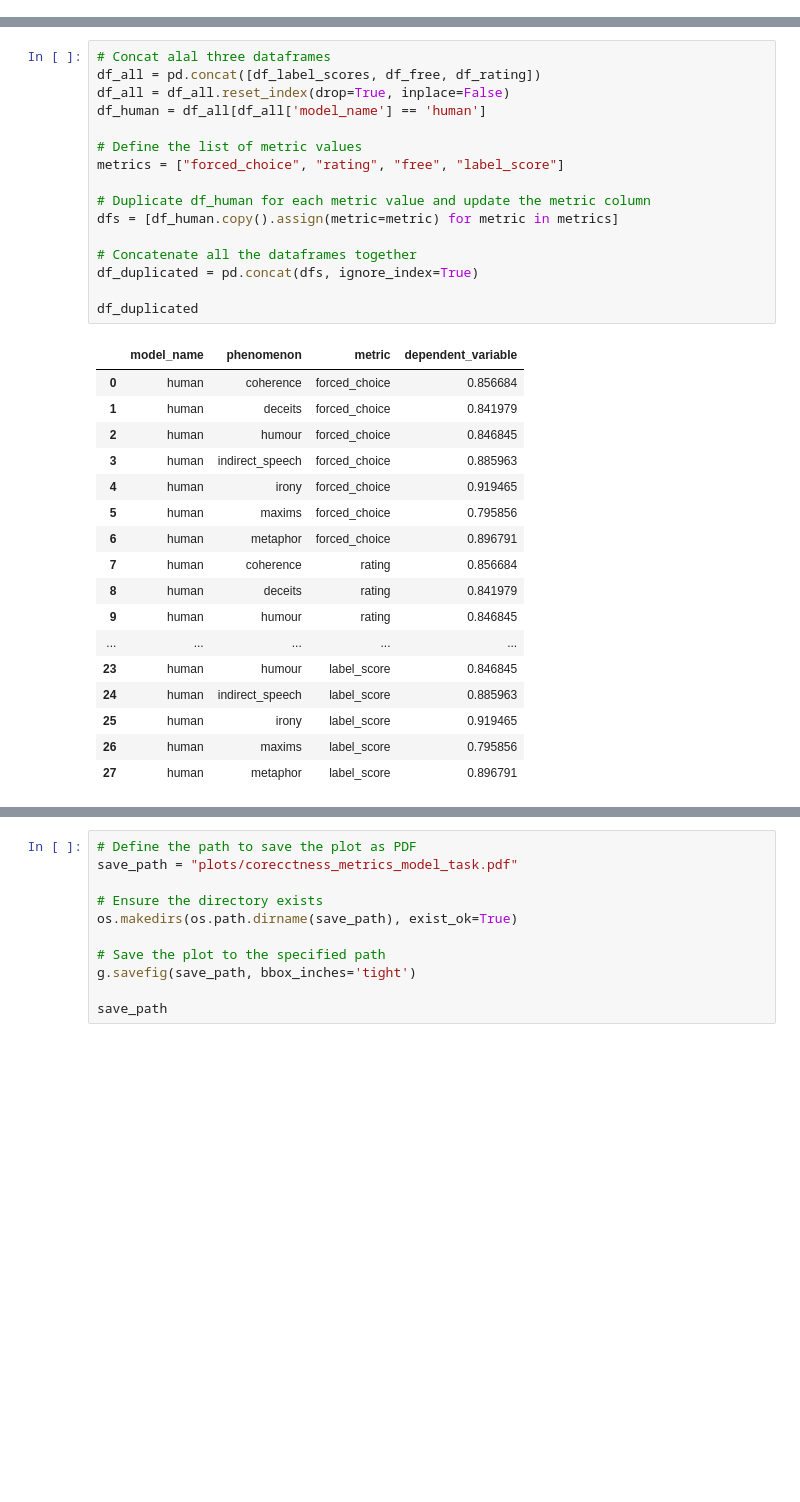
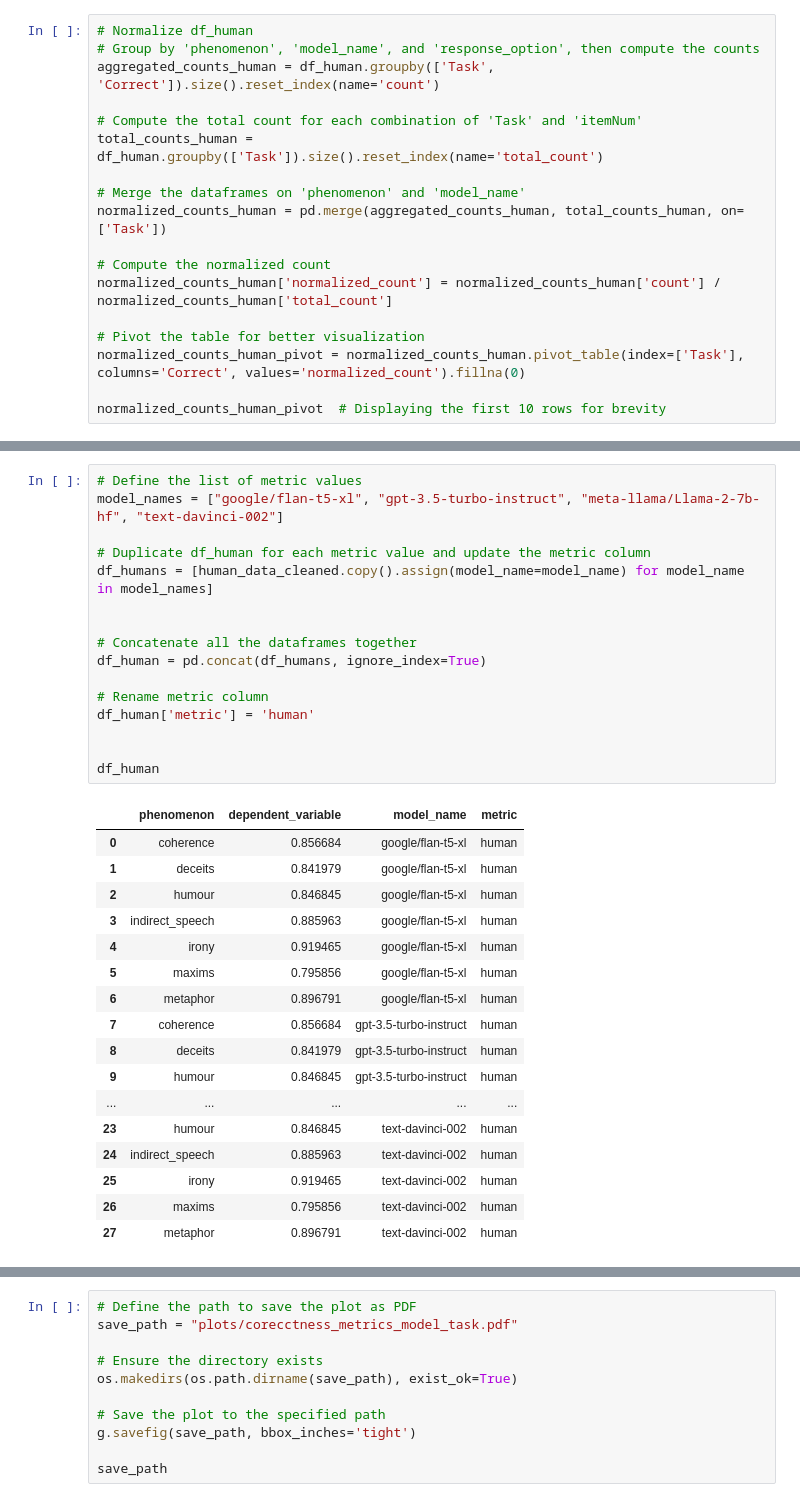
Before and after one commit to polina-tsvilodub/LLM_link, a Jupyter notebook: analysis/analysis_all_wang.ipynb, the cells around one changed output, grey strips where cells are left out. Drawn from its saved outputs; the diff is of its cells as text; blank space fills up the shorter version.

```diff
--- a/analysis/analysis_all_wang.ipynb
+++ b/analysis/analysis_all_wang.ipynb
@@ -45,0 +257,18 @@ print(df_rating.head())
+# %%
+# Normalize df_human
+# Group by 'phenomenon', 'model_name', and 'response_option', then compute the counts
+aggregated_counts_human = df_human.groupby(['Task', 'Correct']).size().reset_index(name='count')
+
+# Compute the total count for each combination of 'Task' and 'itemNum'
+total_counts_human = df_human.groupby(['Task']).size().reset_index(name='total_count')
+
+# Merge the dataframes on 'phenomenon' and 'model_name'
+normalized_counts_human = pd.merge(aggregated_counts_human, total_counts_human, on=['Task'])
+
+# Compute the normalized count
+normalized_counts_human['normalized_count'] = normalized_counts_human['count'] / normalized_counts_human['total_count']
+
+# Pivot the table for better visualization
+normalized_counts_human_pivot = normalized_counts_human.pivot_table(index=['Task'], columns='Correct', values='normalized_count').fillna(0)
+
+normalized_counts_human_pivot  # Displaying the first 10 rows for brevity
@@ -46,34 +325,34 @@ print(df_rating.head())
 # %%
-# Concat alal three dataframes
-df_all = pd.concat([df_label_scores, df_free, df_rating])
-df_all = df_all.reset_index(drop=True, inplace=False)
-df_human = df_all[df_all['model_name'] == 'human']
-
 # Define the list of metric values
-metrics = ["forced_choice", "rating", "free", "label_score"]
+model_names = ["google/flan-t5-xl", "gpt-3.5-turbo-instruct", "meta-llama/Llama-2-7b-hf", "text-davinci-002"]
 
 # Duplicate df_human for each metric value and update the metric column
-dfs = [df_human.copy().assign(metric=metric) for metric in metrics]
+df_humans = [human_data_cleaned.copy().assign(model_name=model_name) for model_name in model_names]
+
 
 # Concatenate all the dataframes together
-df_duplicated = pd.concat(dfs, ignore_index=True)
+df_human = pd.concat(df_humans, ignore_index=True)
 
-df_duplicated
+# Rename metric column
+df_human['metric'] = 'human'
+
+
+df_human
 # %% [output]
-|  | model_name | phenomenon | metric | dependent_variable |
-| 0 | human | coherence | forced_choice | 0.856684 |
-| 1 | human | deceits | forced_choice | 0.841979 |
-| 2 | human | humour | forced_choice | 0.846845 |
-| 3 | human | indirect_speech | forced_choice | 0.885963 |
-| 4 | human | irony | forced_choice | 0.919465 |
-| 5 | human | maxims | forced_choice | 0.795856 |
-| 6 | human | metaphor | forced_choice | 0.896791 |
-| 7 | human | coherence | rating | 0.856684 |
-| 8 | human | deceits | rating | 0.841979 |
-| 9 | human | humour | rating | 0.846845 |
+|  | phenomenon | dependent_variable | model_name | metric |
+| 0 | coherence | 0.856684 | google/flan-t5-xl | human |
+| 1 | deceits | 0.841979 | google/flan-t5-xl | human |
+| 2 | humour | 0.846845 | google/flan-t5-xl | human |
+| 3 | indirect_speech | 0.885963 | google/flan-t5-xl | human |
+| 4 | irony | 0.919465 | google/flan-t5-xl | human |
+| 5 | maxims | 0.795856 | google/flan-t5-xl | human |
+| 6 | metaphor | 0.896791 | google/flan-t5-xl | human |
+| 7 | coherence | 0.856684 | gpt-3.5-turbo-instruct | human |
+| 8 | deceits | 0.841979 | gpt-3.5-turbo-instruct | human |
+| 9 | humour | 0.846845 | gpt-3.5-turbo-instruct | human |
 | ... | ... | ... | ... | ... |
-| 23 | human | humour | label_score | 0.846845 |
-| 24 | human | indirect_speech | label_score | 0.885963 |
-| 25 | human | irony | label_score | 0.919465 |
-| 26 | human | maxims | label_score | 0.795856 |
-| 27 | human | metaphor | label_score | 0.896791 |
+| 23 | humour | 0.846845 | text-davinci-002 | human |
+| 24 | indirect_speech | 0.885963 | text-davinci-002 | human |
+| 25 | irony | 0.919465 | text-davinci-002 | human |
+| 26 | maxims | 0.795856 | text-davinci-002 | human |
+| 27 | metaphor | 0.896791 | text-davinci-002 | human |
```
Also changed, not shown: parts of 31 cells of this notebook, 7 other files.
